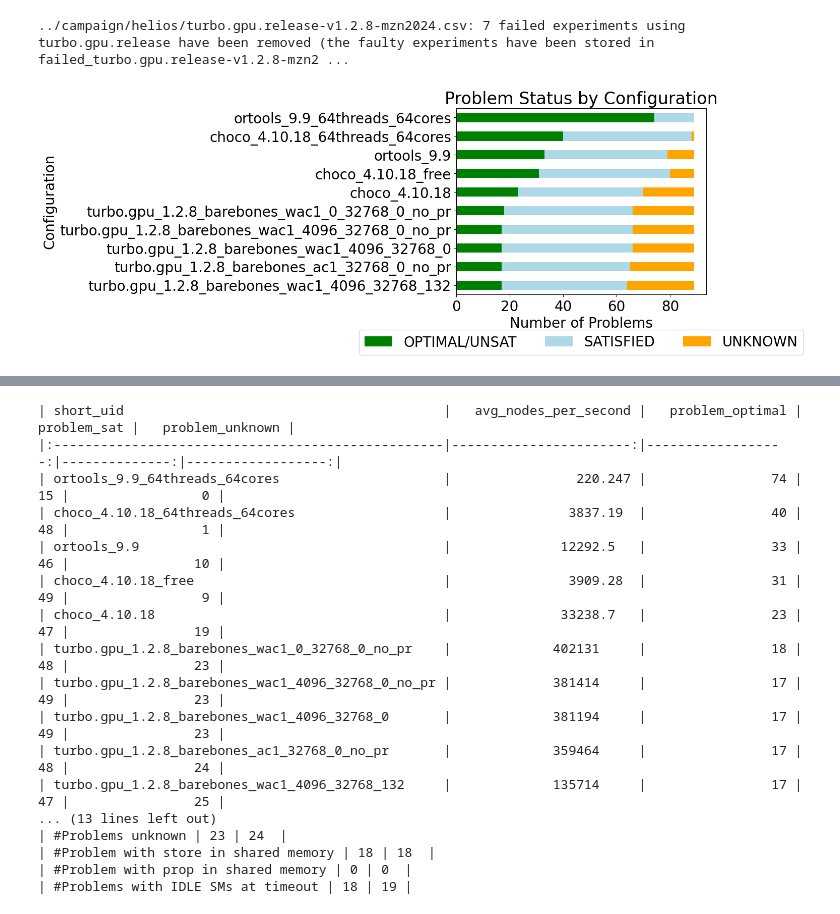
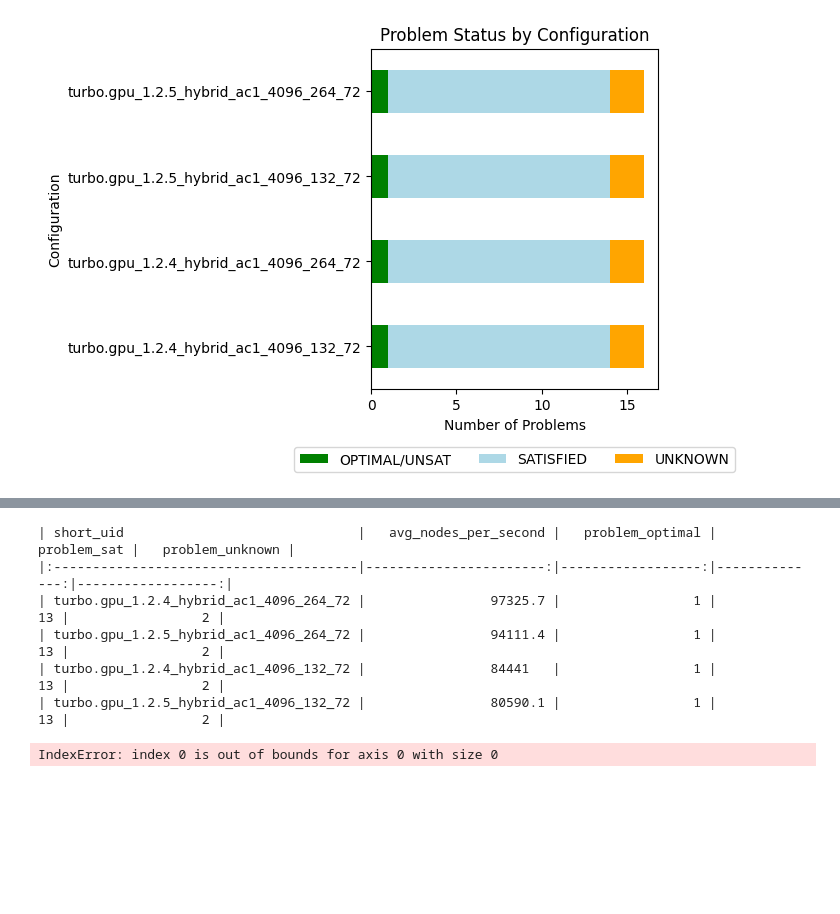
Before and after one commit to lattice-land/bench, a Jupyter notebook: benchmarks/analyzing/analysis.ipynb, the cells around one changed output, grey strips where cells are left out. Cells and saved outputs as stored; diff of their text form; code cells hidden in the pictures; blank space fills up the shorter version.

Commit message:
Add notebook for CN analysis.

```diff
--- a/benchmarks/analyzing/analysis.ipynb
+++ b/benchmarks/analyzing/analysis.ipynb
@@ -21,7 +21,9 @@ df = analysis.read_experiments([
   # "../campaign/precision5820/turbo.gpu.release-v1.2.0.csv",
   # "../campaign/precision5820/turbo.gpu.release-v1.2.1.csv",
   # "../campaign/precision5820/turbo.gpu.release-v1.2.2.csv",
-  # "../campaign/precision5820/turbo.gpu.release-v1.2.3.csv",
+  "../campaign/precision5820/turbo.gpu.release-v1.2.3.csv",
+  "../campaign/precision5820/turbo.gpu.release-v1.2.4.csv",
+  "../campaign/precision5820/turbo.gpu.release-v1.2.5.csv"
   # "../campaign/helios/turbo.gpu.release-v1.2.2.csv",
   # "../campaign/helios/turbo.gpu.release-v1.2.3.csv",
   # "../campaign/precision5820/turbo.gpu.release-v1.2.4.csv",
@@ -31,9 +33,9 @@ df = analysis.read_experiments([
   # "../campaign/helios/turbo.gpu.release-v1.2.5.csv",
   # "../campaign/helios/turbo.gpu.release-v1.2.6.csv",
   # "../campaign/helios/turbo.gpu.release-v1.2.7-mzn2024.csv",
-  "../campaign/helios/turbo.gpu.release-v1.2.8-mzn2024.csv",
-  "../campaign/aion/org.choco.choco-v4.10.18-mzn2024.csv",
-  "../campaign/aion/com.google.ortools.sat-v9.9.csv"
+  # "../campaign/helios/turbo.gpu.release-v1.2.8-mzn2024.csv",
+  # "../campaign/aion/org.choco.choco-v4.10.18-mzn2024.csv",
+  # "../campaign/aion/com.google.ortools.sat-v9.9.csv"
   # "../campaign/iris/turbo.gpu.release-v1.2.4.csv",
   # "../campaign/precision7750/turbo.cpu.release-v1.2.6-analysis.csv"
   # "../campaign/aion/turbo.cpu.release-v1.2.7-mzn2024-analysis.csv"
@@ -55,7 +57,8 @@ df = df[df['uid'] != "turbo.gpu.release_1.2.0_precision5820_300s_gpu_4096_64_glo
 # df = df[df['short_uid'] != "turbo.gpu_1.2.7_hybrid_ac1_32768_132_72_force_ternarize_ipc"]
 # df = df[df['short_uid'] != "turbo.gpu_1.2.8_barebones_wac1_4096_32768_0_no_pr"]
 
-mzn_challenge = pd.read_csv("../benchmarking/mzn2024_noset.csv")
+# mzn_challenge = pd.read_csv("../benchmarking/mzn2024_noset.csv")
+mzn_challenge = pd.read_csv("../benchmarking/short.csv")
 mzn_challenge['model_data_file'] = mzn_challenge['model'] + ' - ' + mzn_challenge['data_file']
 # print(mzn_challenge)
 mzn_data = set(mzn_challenge['model_data_file'])
@@ -71,41 +74,42 @@ analysis.plot_overall_result(df)
 # display(HTML(analysis.metrics_table(df[df['mzn_solver'].str.startswith("turbo")]).to_html()))
 metrics = analysis.metrics_table(df)
 display(HTML(metrics.to_html()))
 # print(metrics[metrics['short_uid'] != "turbo.gpu_1.2.7_hybrid_wac1_4096_32768_264_72"][['short_uid', 'avg_nodes_per_second','median_nodes_per_second','avg_fp_iterations_per_second','median_fp_iterations_per_second', 'avg_propagator_mem_mb', 'median_propagator_mem_mb', 'avg_store_mem_kb', 'median_store_mem_kb', 'problem_with_store_shared', 'problem_with_props_shared']].T.to_latex(index=True))
 
 sorted_metrics = metrics.sort_values(by=['problem_optimal', 'problem_sat', 'avg_nodes_per_second', 'version'], ascending=[False, False, False, True])
 print(sorted_metrics[['short_uid','avg_nodes_per_second','problem_optimal', 'problem_sat', 'problem_unknown']].to_markdown(index=False))
 # print(sorted_metrics[['short_uid','problem_optimal', 'problem_sat', 'problem_unknown']].to_latex(index=False))
 
-# analysis.plot_time_distribution("hybrid264-wac1-4096-sub15", df[df['uid'] == "turbo.gpu.release_1.2.7_helios_1200s_hybrid_wac1_4096_32768_264_72"])
+analysis.plot_time_distribution("hybrid_ac1_4096_128_10_v1.2.5", df[df['uid'] == "turbo.gpu.release_1.2.5_precision5820_300s_hybrid_ac1_4096_128_10"])
 
-analysis.comparison_table_md(df, "turbo.gpu.release_1.2.8_helios_1200s_barebones_ac1_32768_0_no_pr", "turbo.gpu.release_1.2.8_helios_1200s_barebones_wac1_0_32768_0_no_pr")
+analysis.comparison_table_md(df, "turbo.gpu.release_1.2.4_precision5820_300s_hybrid_ac1_4096_128_10", "turbo.gpu.release_1.2.5_precision5820_300s_hybrid_ac1_4096_128_10")
+analysis.comparison_table_md(df, "turbo.gpu.release_1.2.4_precision5820_300s_gpu_ac1_4096_64", "turbo.gpu.release_1.2.5_precision5820_300s_gpu_ac1_4096_64")
+# analysis.comparison_table_md(df, "turbo.gpu.release_1.2.8_helios_1200s_barebones_ac1_32768_0_no_pr", "turbo.gpu.release_1.2.8_helios_1200s_barebones_wac1_0_32768_0_no_pr")
 
 # print(analysis.list_problem_where_leq(df, "nodes", "turbo.gpu.release_1.2.0_precision5820_300s_4096_64_256", "turbo.gpu.release_1.2.1_precision5820_300s_4096_64_1024"))
 
-p = analysis.compare_solvers_pie_chart(df, "turbo.gpu.release_1.2.8_helios_1200s_barebones_wac1_0_32768_0_no_pr", "turbo.gpu.release_1.2.8_helios_1200s_barebones_ac1_32768_0_no_pr", "TCN-WAC1-0-NO-PR", "TNC-AC1-NO-PR")
+# p = analysis.compare_solvers_pie_chart(df, "turbo.gpu.release_1.2.8_helios_1200s_barebones_wac1_0_32768_0_no_pr", "turbo.gpu.release_1.2.8_helios_1200s_barebones_ac1_32768_0_no_pr", "TCN-WAC1-0-NO-PR", "TNC-AC1-NO-PR")
 
-p = analysis.compare_solvers_pie_chart(df, "turbo.gpu.release_1.2.8_helios_1200s_barebones_wac1_0_32768_0_no_pr", "org.choco.choco_4.10.18_aion_1200s", "TCN-WAC1-0-NO-PR", "Choco")
-p = analysis.compare_solvers_pie_chart(df, "turbo.gpu.release_1.2.8_helios_1200s_barebones_wac1_0_32768_0_no_pr", "com.google.ortools.sat_9.9_aion_1200s", "TCN-WAC1-0-NO-PR", "OR-Tools")
-p = analysis.compare_solvers_pie_chart(df, "turbo.gpu.release_1.2.8_helios_1200s_barebones_wac1_0_32768_0_no_pr", "org.choco.choco_4.10.18_aion_1200s_free", "TCN-WAC1-0-NO-PR", "Choco (free)")
-p = analysis.compare_solvers_pie_chart(df, "turbo.gpu.release_1.2.8_helios_1200s_barebones_wac1_0_32768_0_no_pr", "org.choco.choco_4.10.18_aion_1200s_64threads_64cores", "TCN-WAC1-0-NO-PR", "Choco (64 threads)")
-p = analysis.compare_solvers_pie_chart(df, "turbo.gpu.release_1.2.8_helios_1200s_barebones_wac1_0_32768_0_no_pr", "com.google.ortools.sat_9.9_aion_1200s_64threads_64cores", "TCN-WAC1-0-NO-PR", "OR-Tools (64 threads)")
+# p = analysis.compare_solvers_pie_chart(df, "turbo.gpu.release_1.2.8_helios_1200s_barebones_wac1_0_32768_0_no_pr", "org.choco.choco_4.10.18_aion_1200s", "Turbo", "Choco")
+# p = analysis.compare_solvers_pie_chart(df, "turbo.gpu.release_1.2.8_helios_1200s_barebones_wac1_0_32768_0_no_pr", "com.google.ortools.sat_9.9_aion_1200s", "Turbo", "OR-Tools")
+# p = analysis.compare_solvers_pie_chart(df, "turbo.gpu.release_1.2.8_helios_1200s_barebones_wac1_0_32768_0_no_pr", "org.choco.choco_4.10.18_aion_1200s_free", "TCN-WAC1-0-NO-PR", "Choco (free)")
+# p = analysis.compare_solvers_pie_chart(df, "turbo.gpu.release_1.2.8_helios_1200s_barebones_wac1_0_32768_0_no_pr", "org.choco.choco_4.10.18_aion_1200s_64threads_64cores", "TCN-WAC1-0-NO-PR", "Choco (64 threads)")
+# p = analysis.compare_solvers_pie_chart(df, "turbo.gpu.release_1.2.8_helios_1200s_barebones_wac1_0_32768_0_no_pr", "com.google.ortools.sat_9.9_aion_1200s_64threads_64cores", "TCN-WAC1-0-NO-PR", "OR-Tools (64 threads)")
 
 
 # p = analysis.compare_solvers_pie_chart(df, "turbo.gpu.release_1.2.8_helios_1200s_barebones_wac1_4096_32768_0", "org.choco.choco_4.10.18_aion_1200s", "TCN", "Choco")
 # p = analysis.compare_solvers_pie_chart(df, "turbo.gpu.release_1.2.8_helios_1200s_barebones_wac1_4096_32768_0_no_pr", "org.choco.choco_4.10.18_aion_1200s", "TCN-WAC1-4096-NO-PR", "Choco")
 
 # print(p[p['Comparison'] == 'Error'])
 # p = analysis.compare_solvers_pie_chart(df, "turbo.gpu.release_1.2.8_helios_1200s_barebones_wac1_4096_32768_0", "org.choco.choco_4.10.18_aion_1200s_free", "TCN1.2.8", "Choco (free)")
 # p = analysis.compare_solvers_pie_chart(df, "turbo.gpu.release_1.2.8_helios_1200s_barebones_wac1_4096_32768_0", "org.choco.choco_4.10.18_aion_1200s_64threads_64cores", "TCN1.2.8", "Choco (64 threads)")
 # p = analysis.compare_solvers_pie_chart(df, "turbo.gpu.release_1.2.7_helios_1200s_hybrid_wac1_4096_32768_264_72", "org.choco.choco_4.10.18_aion_1200s_64threads_64cores")
 
 # p = analysis.compare_solvers_pie_chart(df, "turbo.gpu.release_1.2.8_helios_1200s_barebones_wac1_4096_32768_0", "com.google.ortools.sat_9.9_aion_1200s", "TCN1.2.8", "OR-Tools")
 # p = analysis.compare_solvers_pie_chart(df, "turbo.gpu.release_1.2.8_helios_1200s_barebones_wac1_4096_32768_0", "com.google.ortools.sat_9.9_aion_1200s_64threads_64cores", "TCN1.2.8", "OR-Tools (64 threads)")
 # p = analysis.compare_solvers_pie_chart(df, "turbo.gpu.release_1.2.6_helios_1200s_hybrid_wac1_4096_32768_264_72", "turbo.gpu.release_1.2.6_helios_1200s_hybrid_wac1_4096_131072_264_72")
 # print(p[p['Comparison'] == 'Error'])
 # print(p[p['Comparison'] == 'turbo.gpu.release_1.2.5_precision5820_300s_hybrid_ac1_4096_128_10 better'])
 # %% [output]
-../campaign/helios/turbo.gpu.release-v1.2.8-mzn2024.csv: 7 failed experiments using turbo.gpu.release have been removed (the faulty experiments have been stored in failed_turbo.gpu.release-v1.2.8-mzn2 ...
-[figure, old version]
+[figure, new version]
 |  | uid | version | machine | short_uid | avg_nodes_per_second | median_nodes_per_second | ... |
@@ -122,17 +120,7 @@ p = analysis.compare_solvers_pie_chart(df, "turbo.gpu.release_1.2.8_helios_1200s
+| short_uid                              |   avg_nodes_per_second |   problem_optimal |   problem_sat |   problem_unknown |
+|:---------------------------------------|-----------------------:|------------------:|--------------:|------------------:|
+| turbo.gpu_1.2.4_hybrid_ac1_4096_264_72 |                97325.7 |                 1 |            13 |                 2 |
+| turbo.gpu_1.2.5_hybrid_ac1_4096_264_72 |                94111.4 |                 1 |            13 |                 2 |
+| turbo.gpu_1.2.4_hybrid_ac1_4096_132_72 |                84441   |                 1 |            13 |                 2 |
+| turbo.gpu_1.2.5_hybrid_ac1_4096_132_72 |                80590.1 |                 1 |            13 |                 2 |
-| short_uid                                         |   avg_nodes_per_second |   problem_optimal |   problem_sat |   problem_unknown |
-|:--------------------------------------------------|-----------------------:|------------------:|--------------:|------------------:|
-| ortools_9.9_64threads_64cores                     |                220.247 |                74 |            15 |                 0 |
-| choco_4.10.18_64threads_64cores                   |               3837.19  |                40 |            48 |                 1 |
-| ortools_9.9                                       |              12292.5   |                33 |            46 |                10 |
-| choco_4.10.18_free                                |               3909.28  |                31 |            49 |                 9 |
-| choco_4.10.18                                     |              33238.7   |                23 |            47 |                19 |
-| turbo.gpu_1.2.8_barebones_wac1_0_32768_0_no_pr    |             402131     |                18 |            48 |                23 |
-| turbo.gpu_1.2.8_barebones_wac1_4096_32768_0_no_pr |             381414     |                17 |            49 |                23 |
-| turbo.gpu_1.2.8_barebones_wac1_4096_32768_0       |             381194     |                17 |            49 |                23 |
-| turbo.gpu_1.2.8_barebones_ac1_32768_0_no_pr       |             359464     |                17 |            48 |                24 |
-| turbo.gpu_1.2.8_barebones_wac1_4096_32768_132     |             135714     |                17 |            47 |                25 |
-... (13 lines left out)
-| #Problems unknown | 23 | 24  |
-| #Problem with store in shared memory | 18 | 18  |
-| #Problem with prop in shared memory | 0 | 0  |
-| #Problems with IDLE SMs at timeout | 18 | 19 |
+IndexError: index 0 is out of bounds for axis 0 with size 0
```
Also changed, not shown: parts of 1 cell of this notebook, 1 other file.
